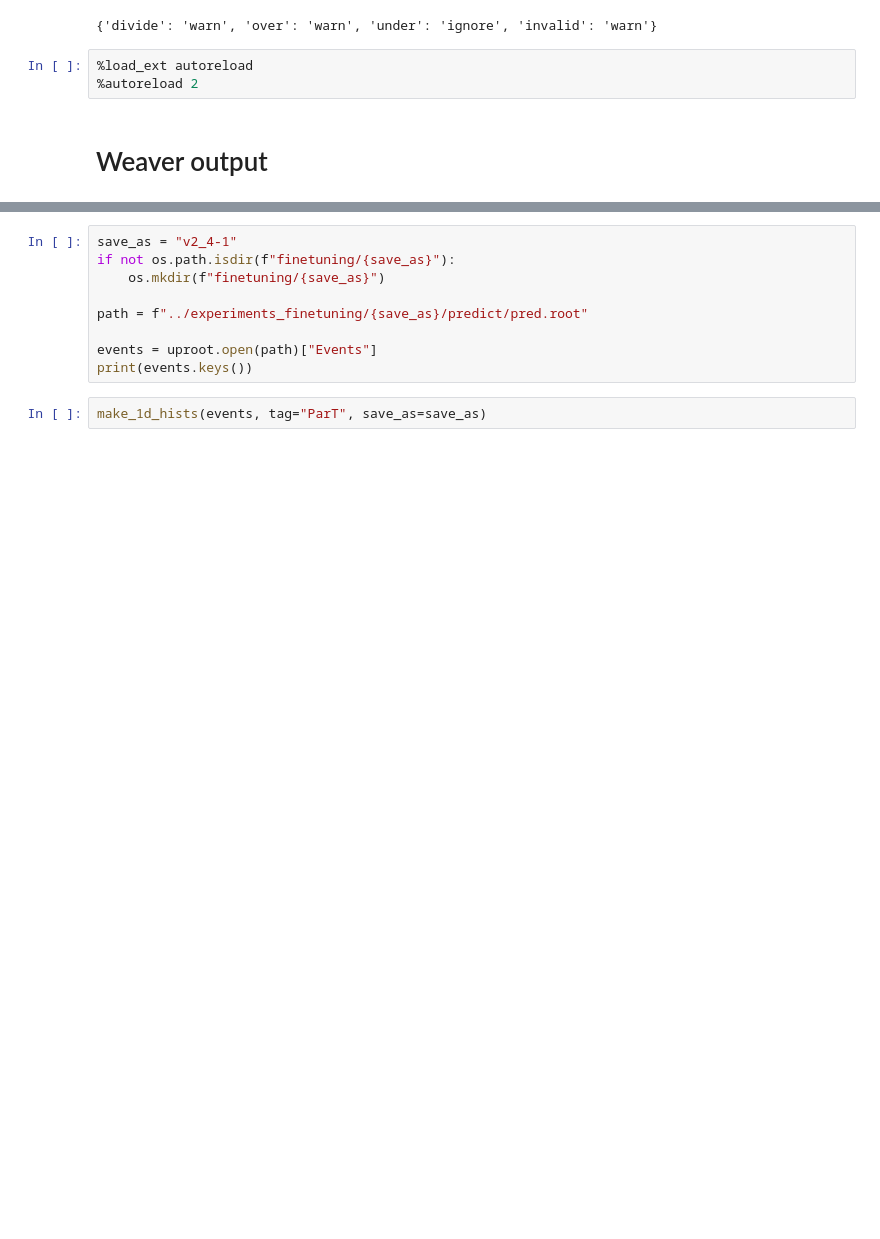
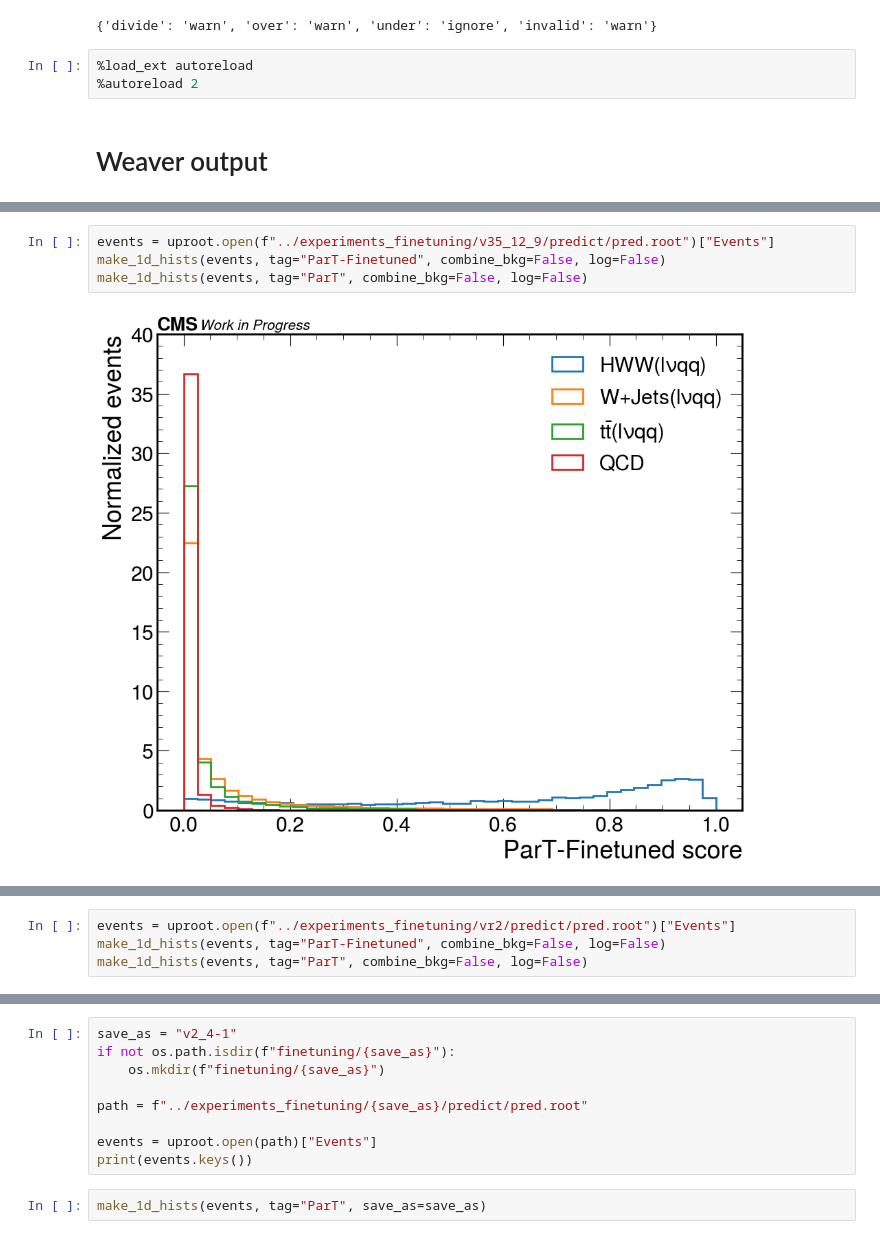
Before and after one commit to farakiko/weaver-core-dev, a Jupyter notebook: notebooks/tagger_finetuning.ipynb, the cells around one changed output, grey strips where cells are left out. Drawn from its saved outputs; the diff is of its cells as text; blank space fills up the shorter version.

```diff
--- a/notebooks/tagger_finetuning.ipynb
+++ b/notebooks/tagger_finetuning.ipynb
@@ -235,3 +254,9 @@ def make_roc_W(events, save_as=None, msk=None):
     ax.text(0.06, 0.9, "HWW vs [QCD, TTbar semileptonic, WJetsLNu]", fontsize=18, transform=ax.transAxes, weight='bold')
 
     plt.savefig(f"finetuning/{save_as}/roc_W.pdf")
+# %%
+events = uproot.open(f"../experiments_finetuning/v35_12_9/predict/pred.root")["Events"]
+make_1d_hists(events, tag="ParT-Finetuned", combine_bkg=False, log=False)
+make_1d_hists(events, tag="ParT", combine_bkg=False, log=False)
+# %% [output]
+[figure, added]
@@ -238,3 +264,7 @@ def make_roc_W(events, save_as=None, msk=None):
+# %%
+events = uproot.open(f"../experiments_finetuning/vr2/predict/pred.root")["Events"]
+make_1d_hists(events, tag="ParT-Finetuned", combine_bkg=False, log=False)
+make_1d_hists(events, tag="ParT", combine_bkg=False, log=False)
 # %%
 from sklearn.metrics import auc, roc_curve
 def make_roc2(events, events1, save_as=None, msk=None):
```
Also changed, not shown: parts of 26 cells of this notebook, 14 other files.
